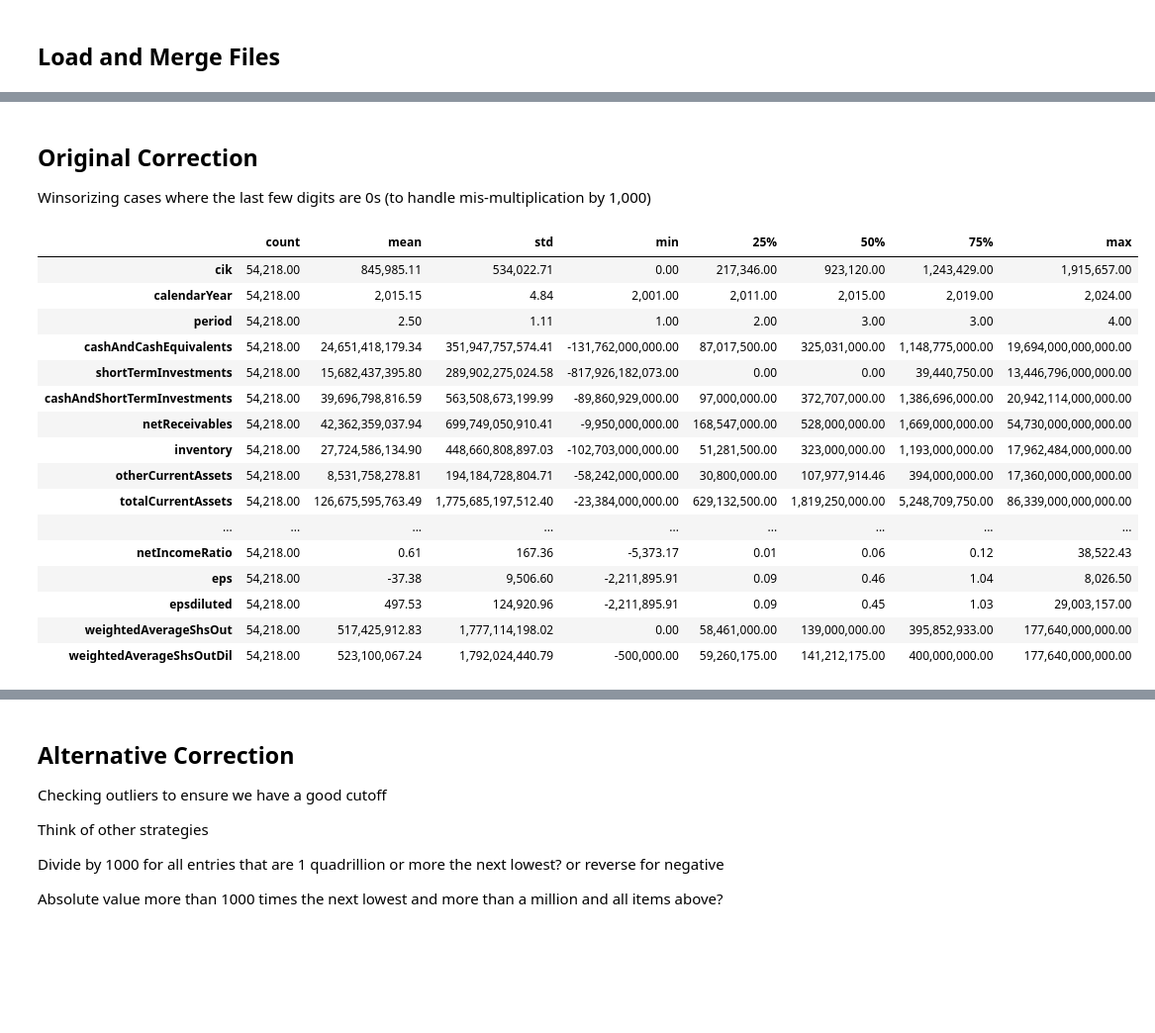
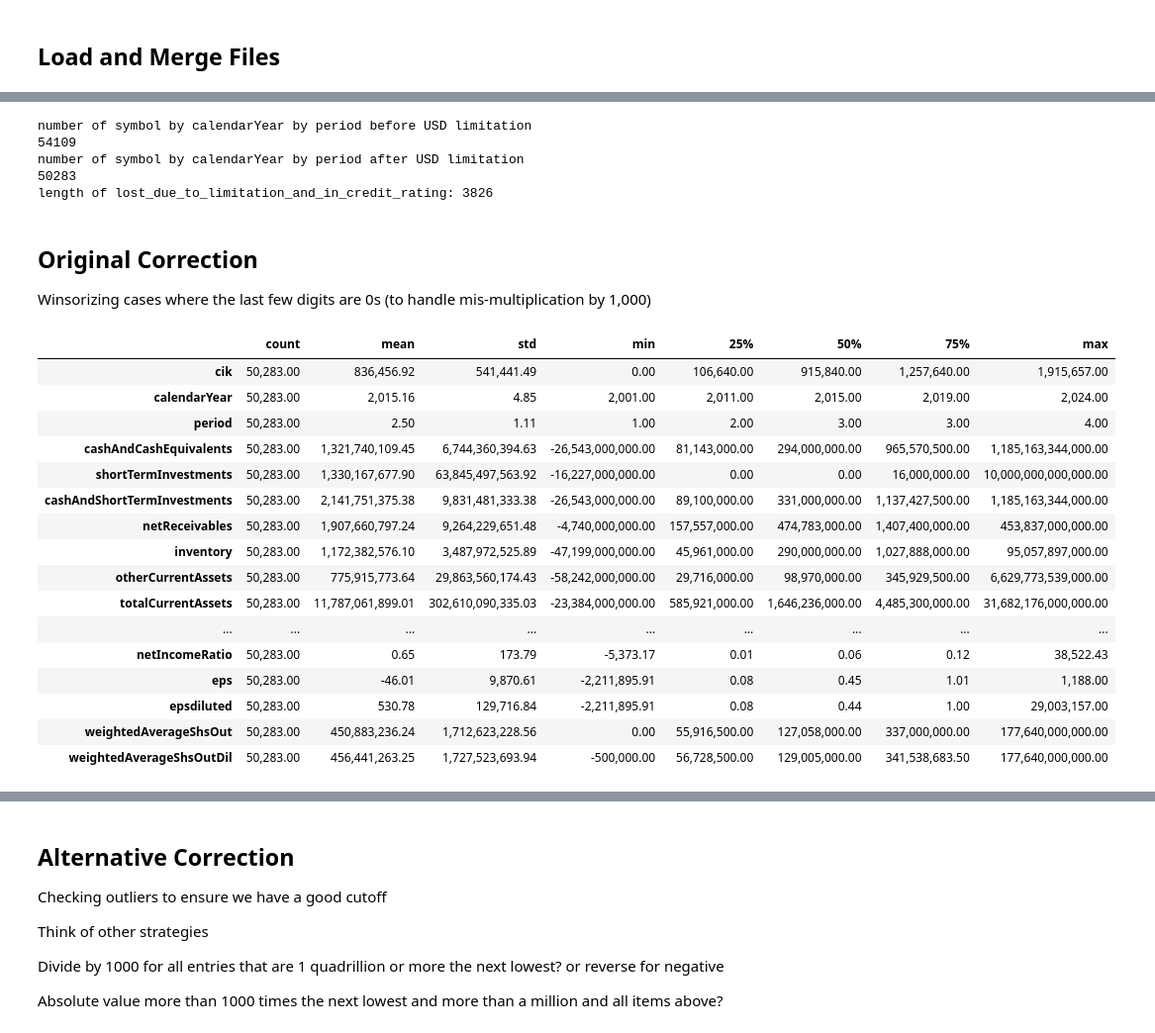
Before and after one commit to current12/Stat-222-Project, a Jupyter notebook: Code/Data Loading and Cleaning/Tabular Financial/Combine and Correct Tabular Financial Statements Data.ipynb, the cells around one changed output, grey strips where cells are left out. Shown at 99% size. Cells and saved outputs as stored; diff of their text form; code cells hidden in the pictures; blank space fills up the shorter version.

```diff
--- a/Code/Data Loading and Cleaning/Tabular Financial/Combine and Correct Tabular Financial Statements Data.ipynb
+++ b/Code/Data Loading and Cleaning/Tabular Financial/Combine and Correct Tabular Financial Statements Data.ipynb
@@ -32,7 +32,7 @@ for i, file in enumerate(files_to_load):
     if i == 0:
         merged = df
     else:
-        merged = pd.merge(merged, df, on=['symbol', 'calendarYear', 'period'], how='inner')
+        merged = pd.merge(merged, df, on=['symbol', 'calendarYear', 'period', 'reportedCurrency'], how='inner')
     # Remove suffix _x
     merged.columns = merged.columns.str.replace('_x', '')
     # Harmonize suffix y
@@ -64,3 +129,27 @@ length of merged: 54218
+# %%
+print('number of symbol by calendarYear by period before USD limitation')
+print(len(merged[['symbol', 'calendarYear', 'period']].drop_duplicates()))
+
+# Drop non-USD items from merged
+merged_usd = merged[merged['reportedCurrency'] == 'USD']
+
+print('number of symbol by calendarYear by period after USD limitation')
+print(len(merged_usd[['symbol', 'calendarYear', 'period']].drop_duplicates()))
+
+# Output list of symbol by calendarYear by period lost due to USD limitation
+# Outer join to find the missing ones
+merged_outer_usd = pd.merge(merged, merged_usd, on=['symbol', 'calendarYear', 'period'], how='outer', indicator=True)
+lost_due_to_limitation = merged_outer_usd[merged_outer_usd['_merge'] == 'left_only'][['symbol', 'calendarYear', 'period']]
+lost_due_to_limitation_and_in_credit_rating = lost_due_to_limitation[lost_due_to_limitation['symbol'].isin(credit_rating_companies)]
+print('length of lost_due_to_limitation_and_in_credit_rating: ' + str(len(lost_due_to_limitation_and_in_credit_rating)))
+# Output to Excel
+lost_due_to_limitation_and_in_credit_rating.to_excel(r'~\Box\STAT 222 Capstone\Intermediate Data\Tabular_Fin\symbol_calendarYear_period_lost_due_to_USD_limitation_and_in_credit_rating.xlsx', index=False)
+# %% [output]
+number of symbol by calendarYear by period before USD limitation
+54109
+number of symbol by calendarYear by period after USD limitation
+50283
+length of lost_due_to_limitation_and_in_credit_rating: 3826
 # %% [markdown]
 ## Original Correction
 
@@ -68,29 +157,29 @@ Winsorizing cases where the last few digits are 0s (to handle mis-multiplication
 # %%
 # Before edits
 
 # Summarize all numeric columns
 # use describe method, transpose, and print all rows
 # round to two decimal places, no scientific notation, commas for thousands
 pd.options.display.float_format = '{:,.2f}'.format
 # pandas setting to display all rows
 pd.set_option('display.max_rows', None)
-sum_stats_before = merged.describe().T
+sum_stats_before = merged_usd.describe().T
 sum_stats_before
 # %% [output]
 |  | count | mean | std | min | 25% | 50% | 75% | max |
-| cik | 54,218.00 | 845,985.11 | 534,022.71 | 0.00 | 217,346.00 | 923,120.00 | 1,243,429.00 | 1,915,657.00 |
-| calendarYear | 54,218.00 | 2,015.15 | 4.84 | 2,001.00 | 2,011.00 | 2,015.00 | 2,019.00 | 2,024.00 |
-| period | 54,218.00 | 2.50 | 1.11 | 1.00 | 2.00 | 3.00 | 3.00 | 4.00 |
-| cashAndCashEquivalents | 54,218.00 | 24,651,418,179.34 | 351,947,757,574.41 | -131,762,000,000.00 | 87,017,500.00 | 325,031,000.00 | 1,148,775,000.00 | 19,694,000,000,000.00 |
-| shortTermInvestments | 54,218.00 | 15,682,437,395.80 | 289,902,275,024.58 | -817,926,182,073.00 | 0.00 | 0.00 | 39,440,750.00 | 13,446,796,000,000.00 |
-| cashAndShortTermInvestments | 54,218.00 | 39,696,798,816.59 | 563,508,673,199.99 | -89,860,929,000.00 | 97,000,000.00 | 372,707,000.00 | 1,386,696,000.00 | 20,942,114,000,000.00 |
-| netReceivables | 54,218.00 | 42,362,359,037.94 | 699,749,050,910.41 | -9,950,000,000.00 | 168,547,000.00 | 528,000,000.00 | 1,669,000,000.00 | 54,730,000,000,000.00 |
-| inventory | 54,218.00 | 27,724,586,134.90 | 448,660,808,897.03 | -102,703,000,000.00 | 51,281,500.00 | 323,000,000.00 | 1,193,000,000.00 | 17,962,484,000,000.00 |
-| otherCurrentAssets | 54,218.00 | 8,531,758,278.81 | 194,184,728,804.71 | -58,242,000,000.00 | 30,800,000.00 | 107,977,914.46 | 394,000,000.00 | 17,360,000,000,000.00 |
-| totalCurrentAssets | 54,218.00 | 126,675,595,763.49 | 1,775,685,197,512.40 | -23,384,000,000.00 | 629,132,500.00 | 1,819,250,000.00 | 5,248,709,750.00 | 86,339,000,000,000.00 |
+| cik | 50,283.00 | 836,456.92 | 541,441.49 | 0.00 | 106,640.00 | 915,840.00 | 1,257,640.00 | 1,915,657.00 |
+| calendarYear | 50,283.00 | 2,015.16 | 4.85 | 2,001.00 | 2,011.00 | 2,015.00 | 2,019.00 | 2,024.00 |
+| period | 50,283.00 | 2.50 | 1.11 | 1.00 | 2.00 | 3.00 | 3.00 | 4.00 |
+| cashAndCashEquivalents | 50,283.00 | 1,321,740,109.45 | 6,744,360,394.63 | -26,543,000,000.00 | 81,143,000.00 | 294,000,000.00 | 965,570,500.00 | 1,185,163,344,000.00 |
+| shortTermInvestments | 50,283.00 | 1,330,167,677.90 | 63,845,497,563.92 | -16,227,000,000.00 | 0.00 | 0.00 | 16,000,000.00 | 10,000,000,000,000.00 |
+| cashAndShortTermInvestments | 50,283.00 | 2,141,751,375.38 | 9,831,481,333.38 | -26,543,000,000.00 | 89,100,000.00 | 331,000,000.00 | 1,137,427,500.00 | 1,185,163,344,000.00 |
+| netReceivables | 50,283.00 | 1,907,660,797.24 | 9,264,229,651.48 | -4,740,000,000.00 | 157,557,000.00 | 474,783,000.00 | 1,407,400,000.00 | 453,837,000,000.00 |
+| inventory | 50,283.00 | 1,172,382,576.10 | 3,487,972,525.89 | -47,199,000,000.00 | 45,961,000.00 | 290,000,000.00 | 1,027,888,000.00 | 95,057,897,000.00 |
+| otherCurrentAssets | 50,283.00 | 775,915,773.64 | 29,863,560,174.43 | -58,242,000,000.00 | 29,716,000.00 | 98,970,000.00 | 345,929,500.00 | 6,629,773,539,000.00 |
+| totalCurrentAssets | 50,283.00 | 11,787,061,899.01 | 302,610,090,335.03 | -23,384,000,000.00 | 585,921,000.00 | 1,646,236,000.00 | 4,485,300,000.00 | 31,682,176,000,000.00 |
 | ... | ... | ... | ... | ... | ... | ... | ... | ... |
-| netIncomeRatio | 54,218.00 | 0.61 | 167.36 | -5,373.17 | 0.01 | 0.06 | 0.12 | 38,522.43 |
-| eps | 54,218.00 | -37.38 | 9,506.60 | -2,211,895.91 | 0.09 | 0.46 | 1.04 | 8,026.50 |
-| epsdiluted | 54,218.00 | 497.53 | 124,920.96 | -2,211,895.91 | 0.09 | 0.45 | 1.03 | 29,003,157.00 |
-| weightedAverageShsOut | 54,218.00 | 517,425,912.83 | 1,777,114,198.02 | 0.00 | 58,461,000.00 | 139,000,000.00 | 395,852,933.00 | 177,640,000,000.00 |
-| weightedAverageShsOutDil | 54,218.00 | 523,100,067.24 | 1,792,024,440.79 | -500,000.00 | 59,260,175.00 | 141,212,175.00 | 400,000,000.00 | 177,640,000,000.00 |
+| netIncomeRatio | 50,283.00 | 0.65 | 173.79 | -5,373.17 | 0.01 | 0.06 | 0.12 | 38,522.43 |
+| eps | 50,283.00 | -46.01 | 9,870.61 | -2,211,895.91 | 0.08 | 0.45 | 1.01 | 1,188.00 |
+| epsdiluted | 50,283.00 | 530.78 | 129,716.84 | -2,211,895.91 | 0.08 | 0.44 | 1.00 | 29,003,157.00 |
+| weightedAverageShsOut | 50,283.00 | 450,883,236.24 | 1,712,623,228.56 | 0.00 | 55,916,500.00 | 127,058,000.00 | 337,000,000.00 | 177,640,000,000.00 |
+| weightedAverageShsOutDil | 50,283.00 | 456,441,263.25 | 1,727,523,693.94 | -500,000.00 | 56,728,500.00 | 129,005,000.00 | 341,538,683.50 | 177,640,000,000.00 |
```
Also changed, not shown: parts of 13 cells of this notebook.
